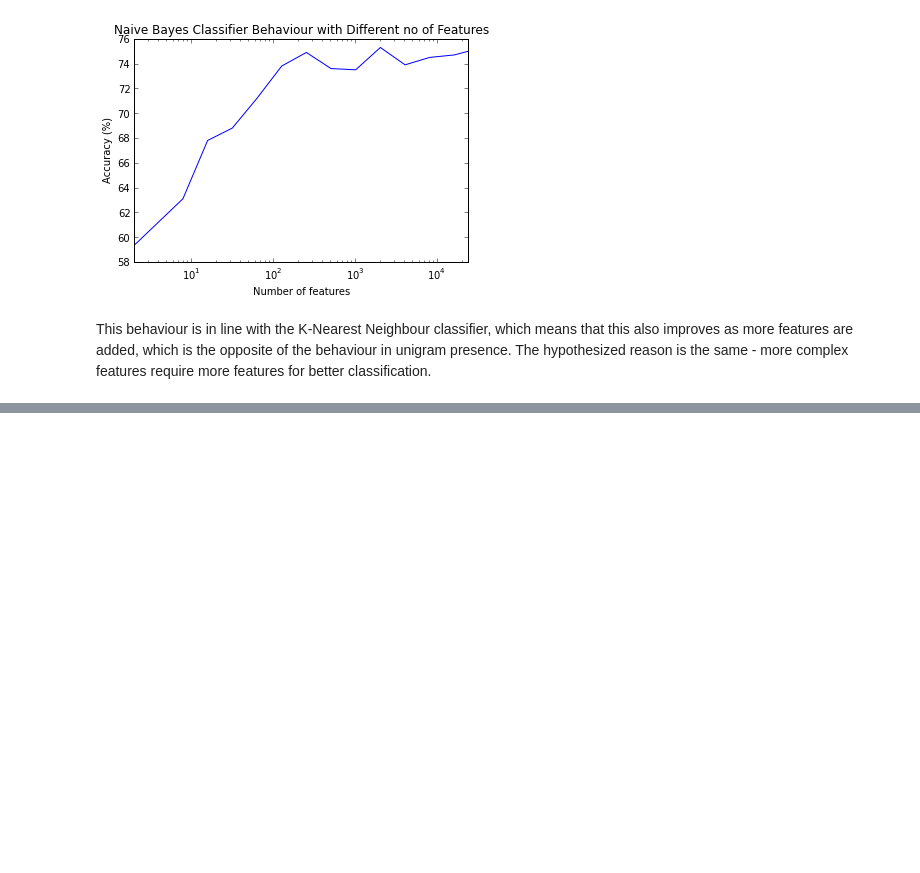
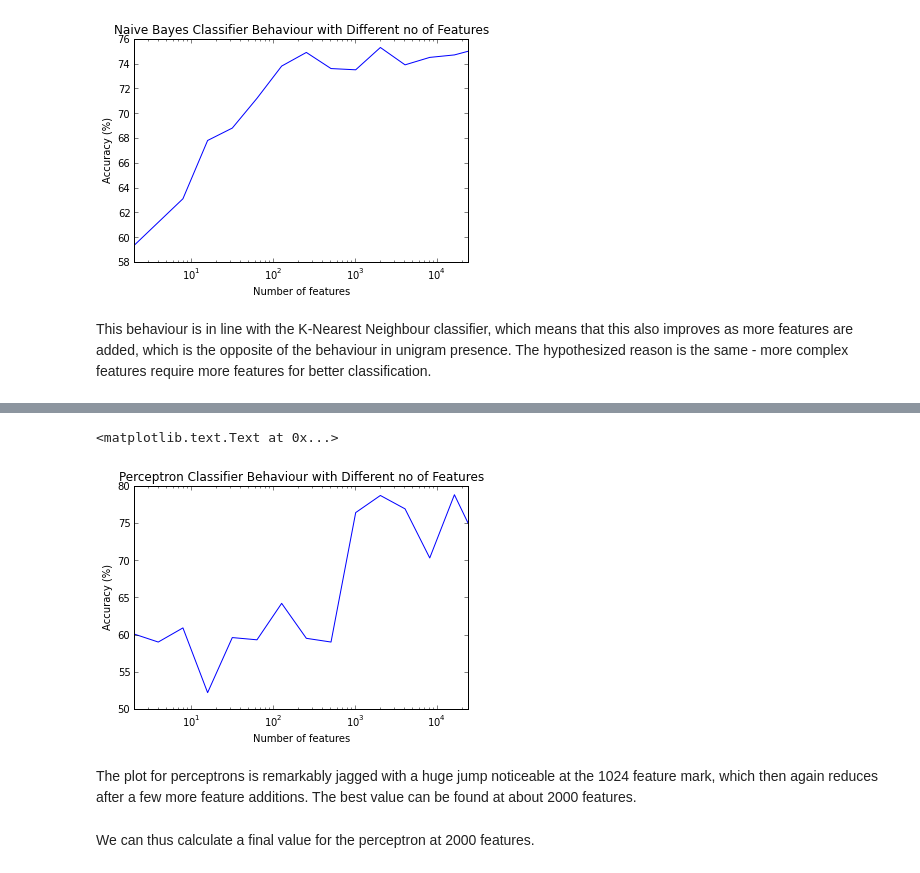
Before and after one commit to DJSagarAhire/Sentiment-Analysis-Comparative-Study, a Jupyter notebook: notebooks/02_Classification-Unigram-Counts.ipynb, the cells around one changed output, grey strips where cells are left out. Drawn from its saved outputs; the diff is of its cells as text; code cells hidden in the pictures; blank space fills up the shorter version.

Commit message:
Added perceptron and decision tree to unigram counts

```diff
--- a/notebooks/02_Classification-Unigram-Counts.ipynb
+++ b/notebooks/02_Classification-Unigram-Counts.ipynb
@@ -247,0 +269,5 @@ This behaviour is in line with the K-Nearest Neighbour classifier, which means t
+# %%
+from sklearn.linear_model import Perceptron
+
+unigram_perceptron = Perceptron()
+unigram_predict_y = classify(unigram_perceptron)
@@ -247,0 +284,26 @@ This behaviour is in line with the K-Nearest Neighbour classifier, which means t
+# %%
+from sklearn.linear_model import Perceptron
+from sklearn.metrics import accuracy_score
+
+unigram_perceptron = Perceptron()
+
+accuracies = []
+kvals = logspace(1, 14, num=14, base=2.0)  # k = 2, 4, 8, 16, ...
+kvals = append(kvals, [unigram_train_X.shape[1]])
+for k in kvals:
+    unigram_predict_y = select_classify(unigram_perceptron, k)
+    accuracies.append(accuracy_score(unigram_test_y, unigram_predict_y) * 100)
+
+plot(kvals, accuracies)
+xscale('log')
+xlim([0, unigram_train_X.shape[1]])
+xlabel('Number of features')
+ylabel('Accuracy (%)')
+title('Perceptron Classifier Behaviour with Different no of Features')
+# %% [output]
+<matplotlib.text.Text at 0x...>
+[figure, added]
+# %% [markdown]
+The plot for perceptrons is remarkably jagged with a huge jump noticeable at the 1024 feature mark, which then again reduces after a few more feature additions. The best value can be found at about 2000 features.
+# %% [markdown]
+We can thus calculate a final value for the perceptron at 2000 features.
```
Also changed, not shown: parts of 9 cells of this notebook.
